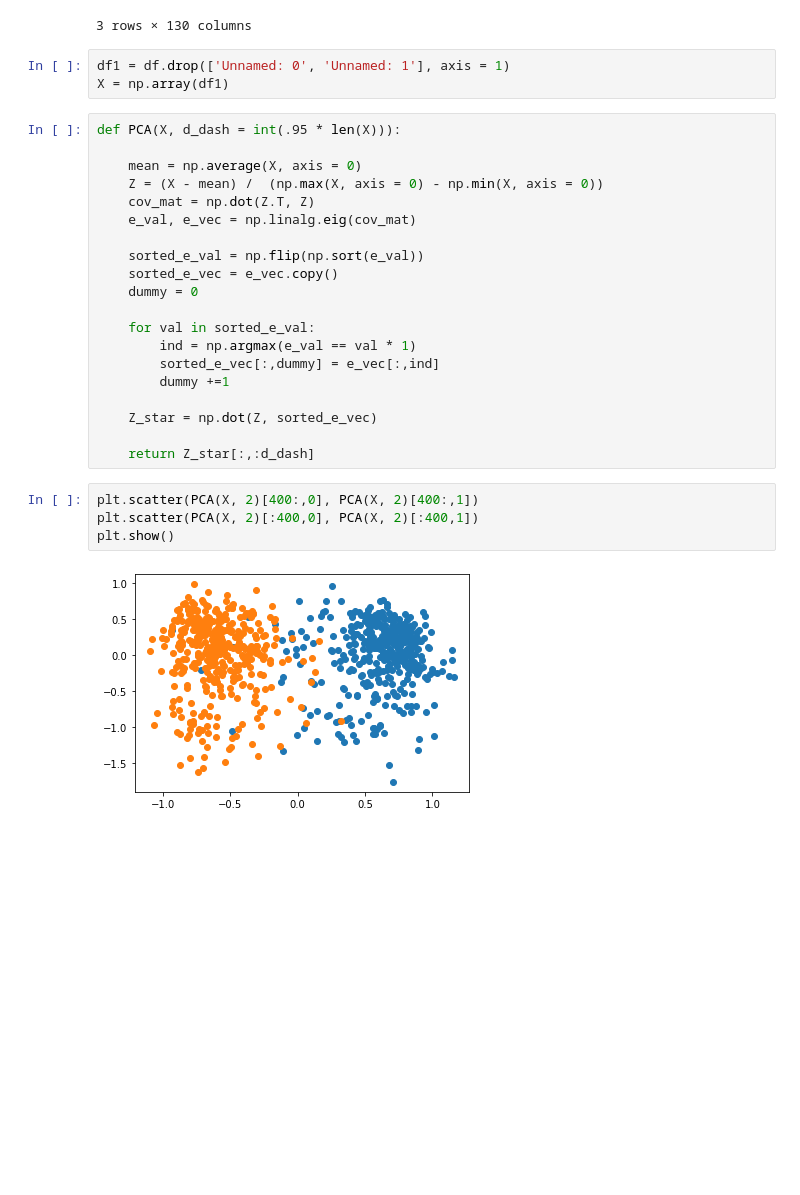
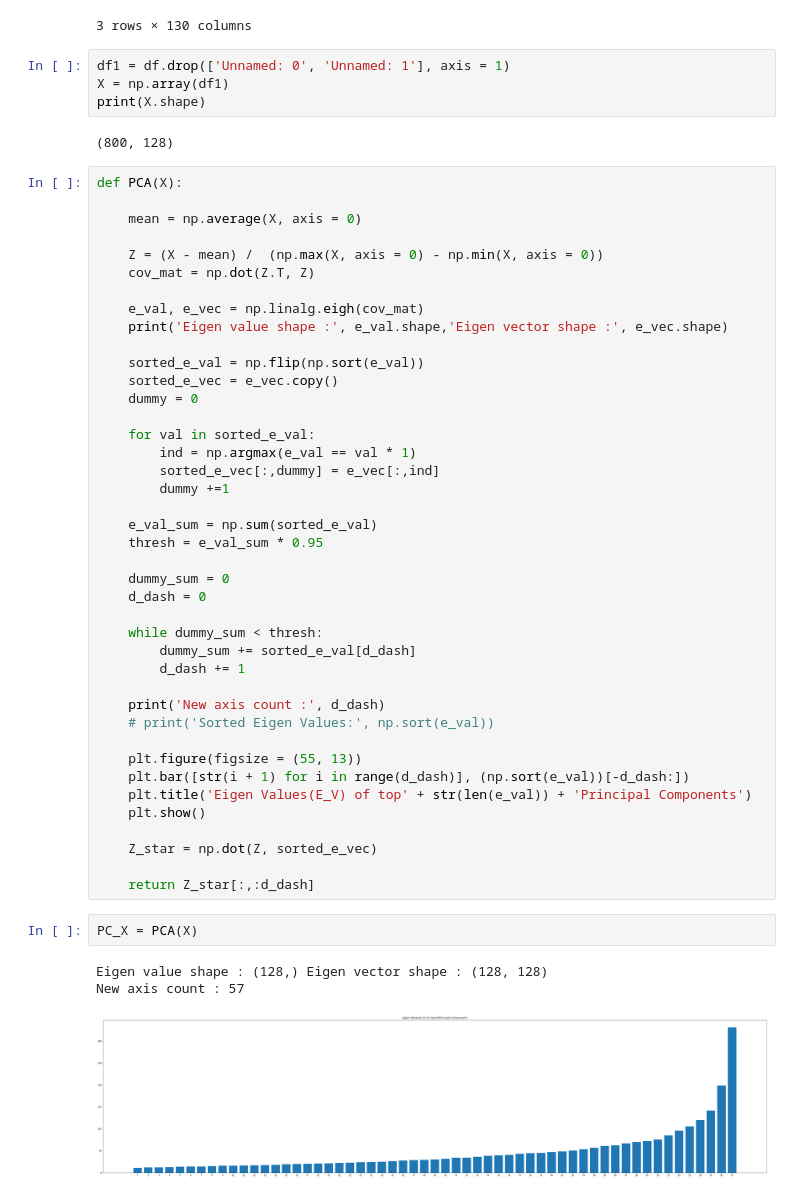
Before and after one commit to siddarth-c/Pattern-Recognition, a Jupyter notebook: A3/A3.ipynb, the cells around one changed output. Cells and saved outputs as stored; diff of their text form; blank space fills up the shorter version.

```diff
--- a/A3/A3.ipynb
+++ b/A3/A3.ipynb
@@ -20,13 +19,19 @@ df.head(3)
 # %%
 df1 = df.drop(['Unnamed: 0', 'Unnamed: 1'], axis = 1)
 X = np.array(df1)
+print(X.shape)
+# %% [output]
+(800, 128)
 # %%
-def PCA(X, d_dash = int(.95 * len(X))):
+def PCA(X):
 
     mean = np.average(X, axis = 0)
+
     Z = (X - mean) /  (np.max(X, axis = 0) - np.min(X, axis = 0))
     cov_mat = np.dot(Z.T, Z)
-    e_val, e_vec = np.linalg.eig(cov_mat)
+
+    e_val, e_vec = np.linalg.eigh(cov_mat)
+    print('Eigen value shape :', e_val.shape,'Eigen vector shape :', e_vec.shape)
 
     sorted_e_val = np.flip(np.sort(e_val))
     sorted_e_vec = e_vec.copy()
@@ -37,12 +42,30 @@ def PCA(X, d_dash = int(.95 * len(X))):
         sorted_e_vec[:,dummy] = e_vec[:,ind]
         dummy +=1
 
+    e_val_sum = np.sum(sorted_e_val)
+    thresh = e_val_sum * 0.95
+
+    dummy_sum = 0
+    d_dash = 0
+
+    while dummy_sum < thresh:
+        dummy_sum += sorted_e_val[d_dash]
+        d_dash += 1
+
+    print('New axis count :', d_dash)
+    # print('Sorted Eigen Values:', np.sort(e_val))
+
+    plt.figure(figsize = (55, 13))
+    plt.bar([str(i + 1) for i in range(d_dash)], (np.sort(e_val))[-d_dash:])
+    plt.title('Eigen Values(E_V) of top' + str(len(e_val)) + 'Principal Components')
+    plt.show()
+
     Z_star = np.dot(Z, sorted_e_vec)
 
     return Z_star[:,:d_dash]
-# %%
-plt.scatter(PCA(X, 2)[400:,0], PCA(X, 2)[400:,1])
-plt.scatter(PCA(X, 2)[:400,0], PCA(X, 2)[:400,1])
-plt.show()
-# %% [output]
-[figure, removed]
+# %%
+PC_X = PCA(X)
+# %% [output]
+Eigen value shape : (128,) Eigen vector shape : (128, 128)
+New axis count : 57
+[figure, added]
```
Also changed, not shown: parts of 37 cells of this notebook.
